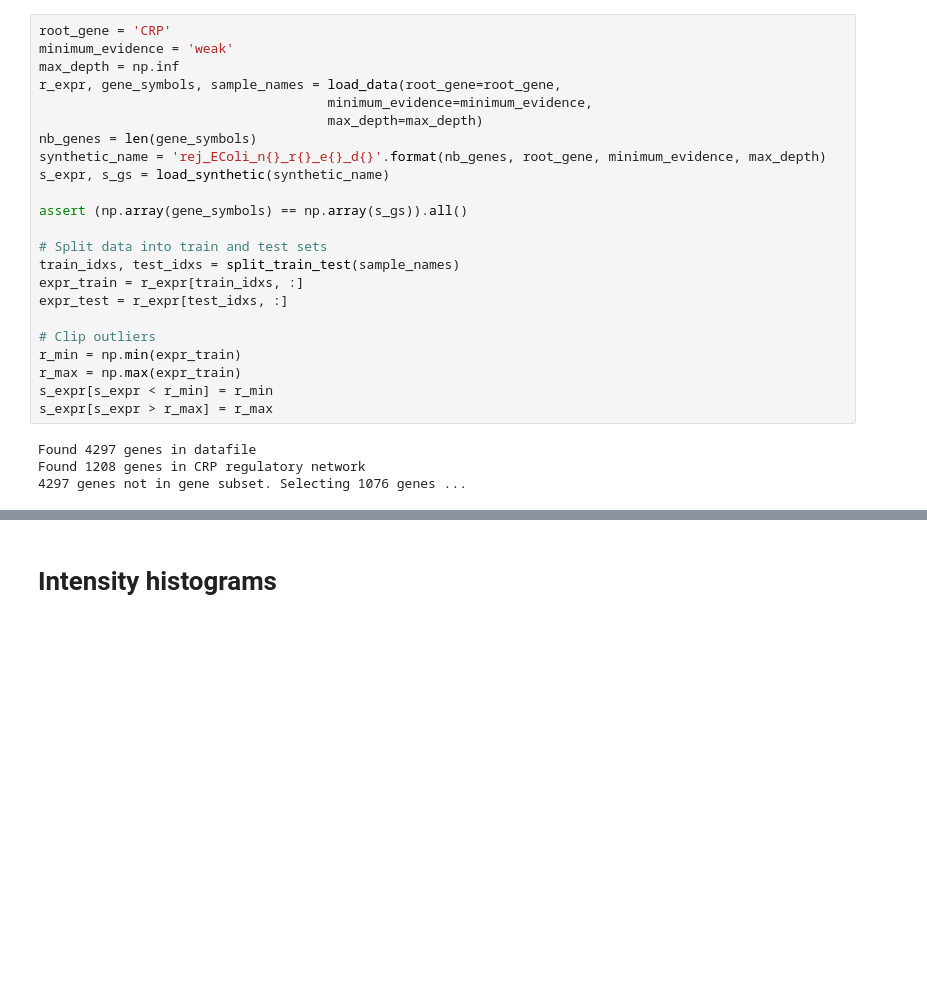
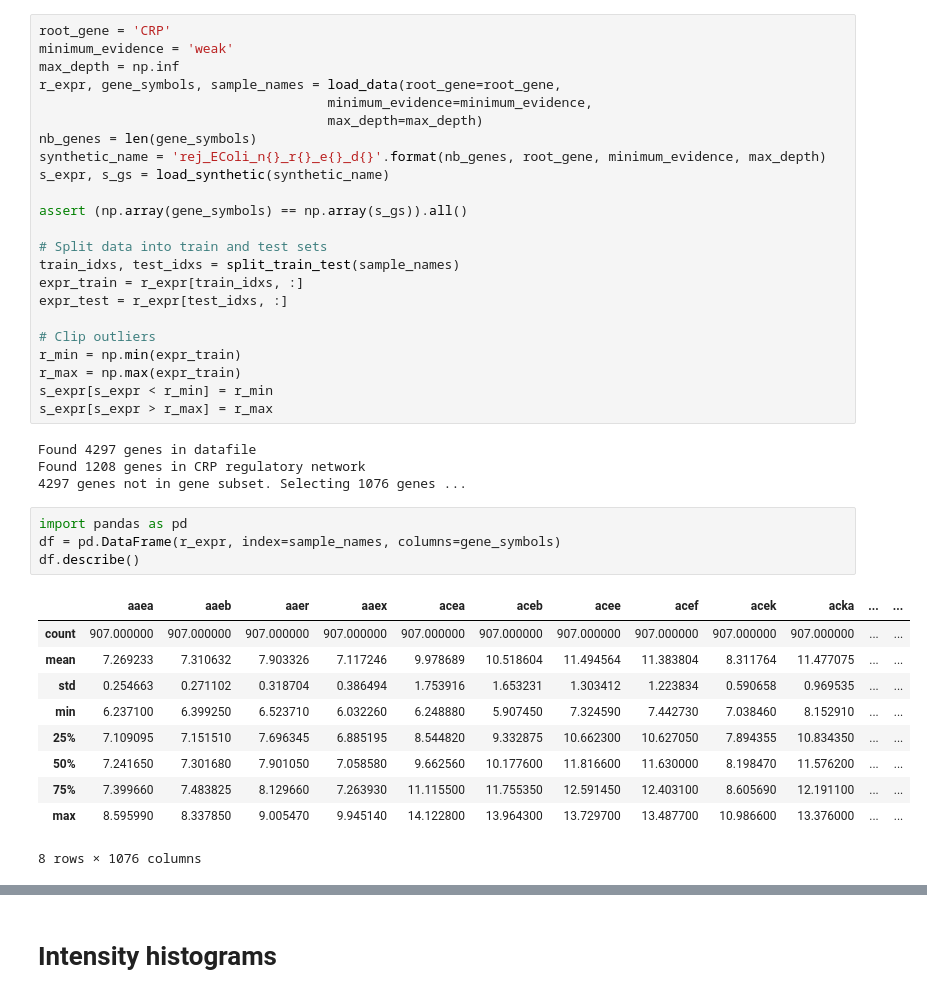
Before and after one commit to rvinas/adversarial-gene-expression, a Jupyter notebook: src/evaluate_noise_rej_data.ipynb, the cells around one changed output, grey strips where cells are left out. Saved outputs shown, nothing was run; the diff lists cells and outputs as text; blank space fills up the shorter version.

```diff
--- a/src/evaluate_noise_rej_data.ipynb
+++ b/src/evaluate_noise_rej_data.ipynb
@@ -34,3 +34,18 @@ s_expr[s_expr > r_max] = r_max
 Found 4297 genes in datafile
 Found 1208 genes in CRP regulatory network
 4297 genes not in gene subset. Selecting 1076 genes ...
+# %%
+import pandas as pd
+df = pd.DataFrame(r_expr, index=sample_names, columns=gene_symbols)
+df.describe()
+# %% [output]
+|  | aaea | aaeb | aaer | aaex | acea | aceb | acee | acef | acek | acka | ... | ... |
+| count | 907.000000 | 907.000000 | 907.000000 | 907.000000 | 907.000000 | 907.000000 | 907.000000 | 907.000000 | 907.000000 | 907.000000 | ... | ... |
+| mean | 7.269233 | 7.310632 | 7.903326 | 7.117246 | 9.978689 | 10.518604 | 11.494564 | 11.383804 | 8.311764 | 11.477075 | ... | ... |
+| std | 0.254663 | 0.271102 | 0.318704 | 0.386494 | 1.753916 | 1.653231 | 1.303412 | 1.223834 | 0.590658 | 0.969535 | ... | ... |
+| min | 6.237100 | 6.399250 | 6.523710 | 6.032260 | 6.248880 | 5.907450 | 7.324590 | 7.442730 | 7.038460 | 8.152910 | ... | ... |
+| 25% | 7.109095 | 7.151510 | 7.696345 | 6.885195 | 8.544820 | 9.332875 | 10.662300 | 10.627050 | 7.894355 | 10.834350 | ... | ... |
+| 50% | 7.241650 | 7.301680 | 7.901050 | 7.058580 | 9.662560 | 10.177600 | 11.816600 | 11.630000 | 8.198470 | 11.576200 | ... | ... |
+| 75% | 7.399660 | 7.483825 | 8.129660 | 7.263930 | 11.115500 | 11.755350 | 12.591450 | 12.403100 | 8.605690 | 12.191100 | ... | ... |
+| max | 8.595990 | 8.337850 | 9.005470 | 9.945140 | 14.122800 | 13.964300 | 13.729700 | 13.487700 | 10.986600 | 13.376000 | ... | ... |
+8 rows × 1076 columns
```
Also changed, not shown: parts of 6 cells of this notebook, 17 other files.
